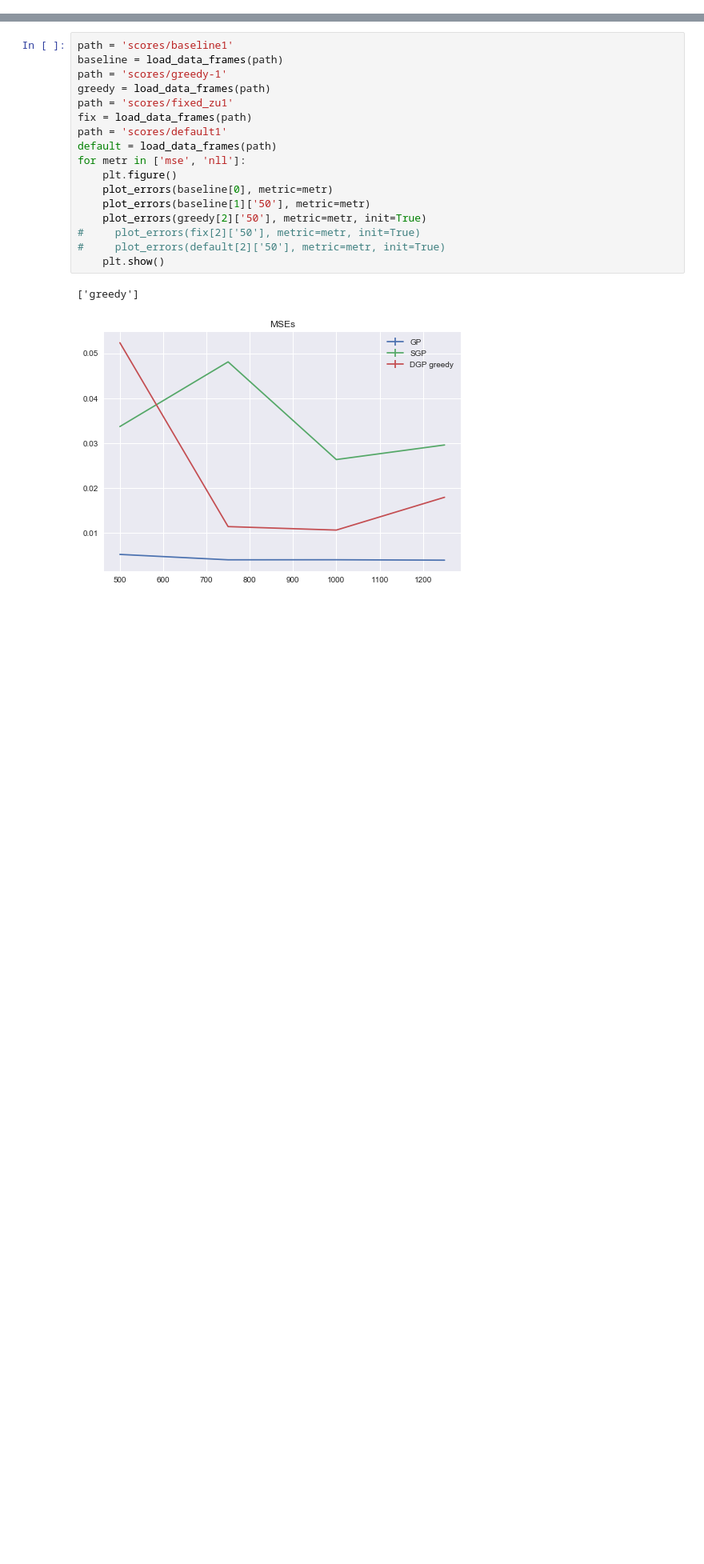
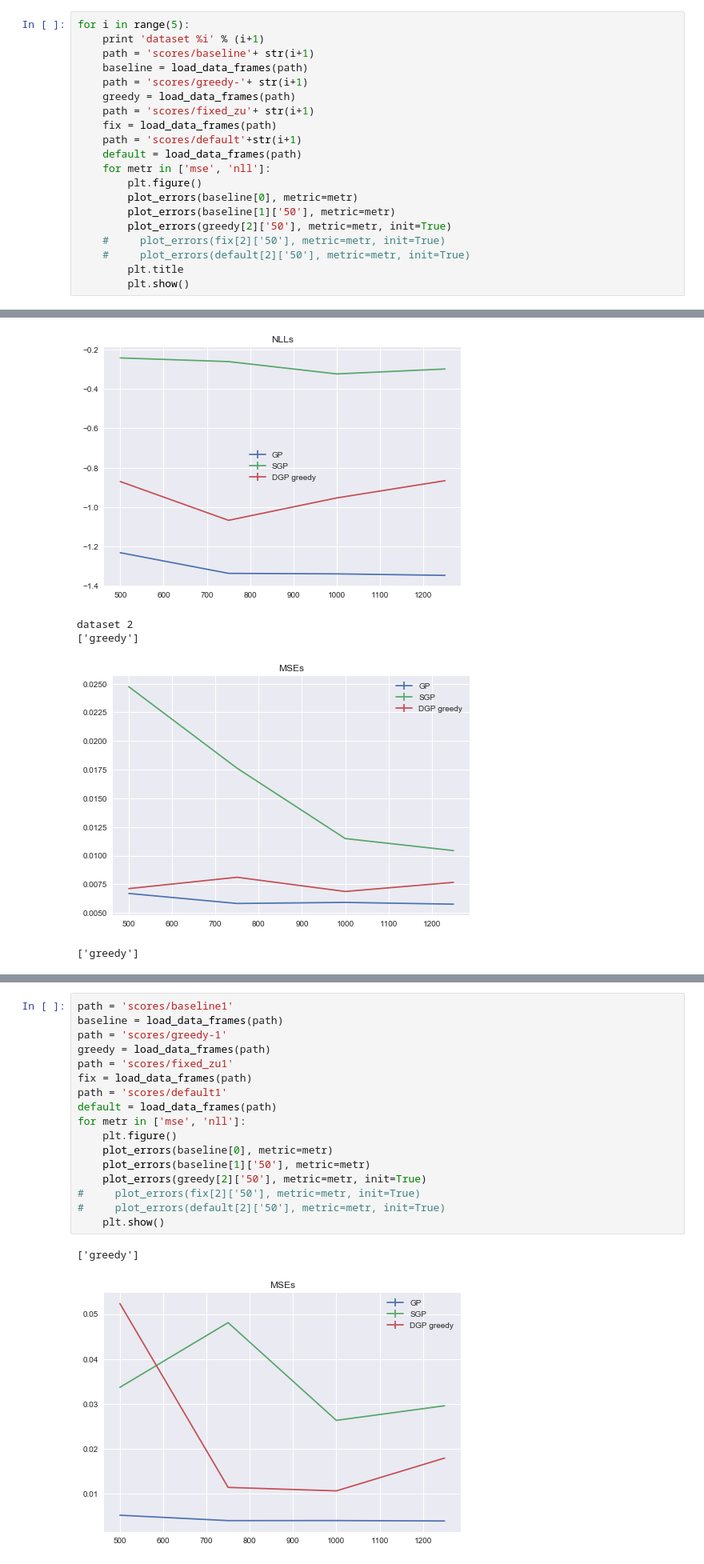
Before and after one commit to spascual/mlsalt-project, a Jupyter notebook: thesis_work/error_scores.ipynb, the cells around one changed output, grey strips where cells are left out. Shown at 80% size. Cells and saved outputs as stored; diff of their text form; blank space fills up the shorter version.

```diff
--- a/thesis_work/error_scores.ipynb
+++ b/thesis_work/error_scores.ipynb
@@ -10,0 +11,21 @@ import seaborn
+# %%
+for i in range(5):
+    print 'dataset %i' % (i+1)
+    path = 'scores/baseline'+ str(i+1)
+    baseline = load_data_frames(path)
+    path = 'scores/greedy-'+ str(i+1)
+    greedy = load_data_frames(path)
+    path = 'scores/fixed_zu'+ str(i+1)
+    fix = load_data_frames(path)
+    path = 'scores/default'+str(i+1)
+    default = load_data_frames(path)
+    for metr in ['mse', 'nll']:
+        plt.figure()
+        plot_errors(baseline[0], metric=metr)
+        plot_errors(baseline[1]['50'], metric=metr)
+        plot_errors(greedy[2]['50'], metric=metr, init=True)
+    #     plot_errors(fix[2]['50'], metric=metr, init=True)
+    #     plot_errors(default[2]['50'], metric=metr, init=True)
+        plt.title
+        plt.show()
+# %% [output]
@@ -10,0 +36,5 @@ import seaborn
+[figure, added]
+dataset 2
+['greedy']
+[figure, added]
+['greedy']
```
Also changed, not shown: parts of 5 cells of this notebook, 52 other files.
